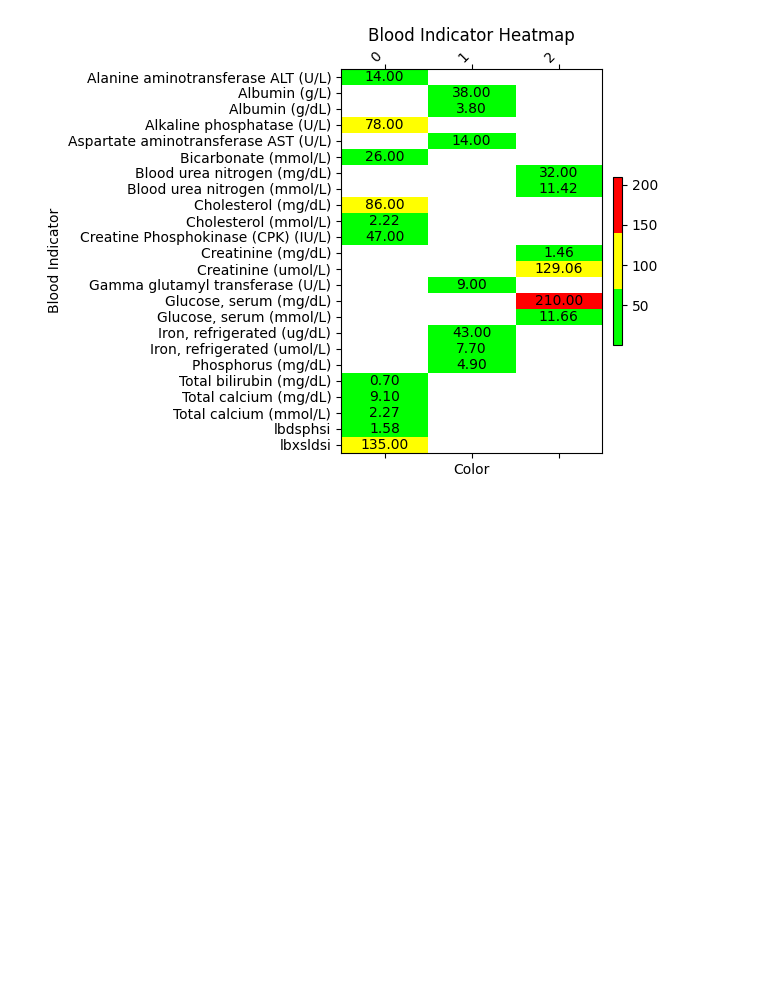
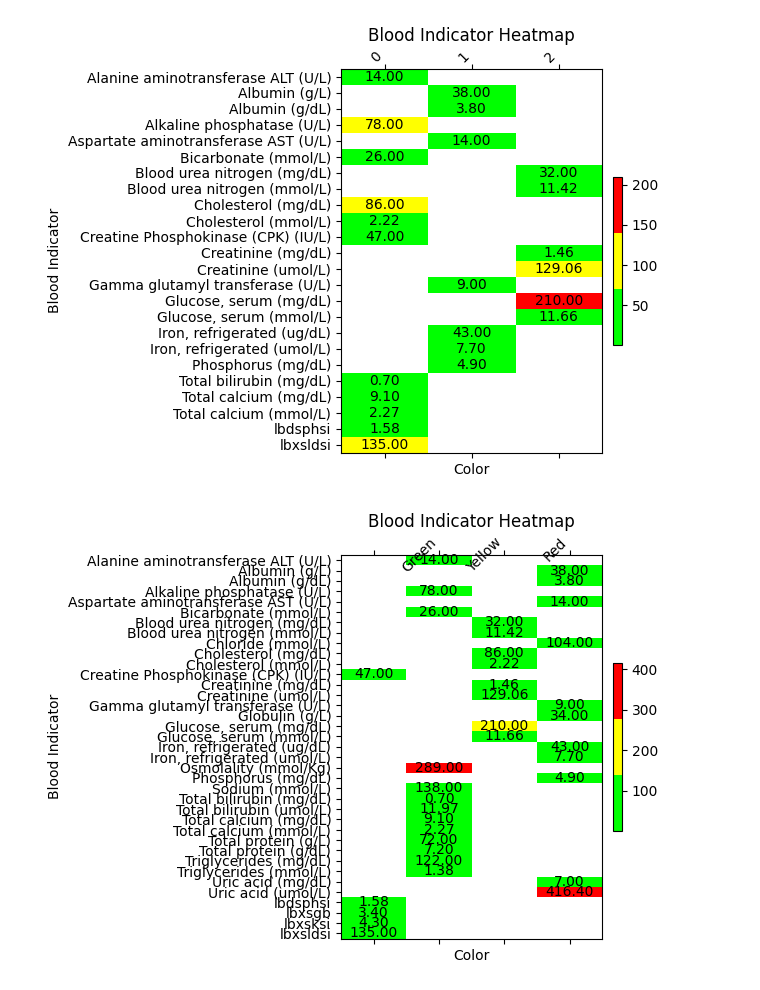
Before and after one commit to rodrigobivarazevedo/DATAVIZ, a Jupyter notebook: dataviz_venv/jupyter_notebooks/testing_data.ipynb, the cells around one changed output. Drawn from its saved outputs; the diff is of its cells as text; code cells hidden in the pictures; blank space fills up the shorter version.

```diff
--- a/dataviz_venv/jupyter_notebooks/testing_data.ipynb
+++ b/dataviz_venv/jupyter_notebooks/testing_data.ipynb
@@ -53,7 +53,7 @@ healthy_levels_young_adults = {
     "Blood urea nitrogen (mmol/L)": {"min": 2.9, "max": 8.9},
     "Total calcium (mg/dL)": {"min": 8.6, "max": 10.4},
     "Total calcium (mmol/L)": {"min": 2.1, "max": 2.6},
-    "Creatine Phosphokinase(CPK) (IU/L)": {"min": None, "max": None},
+    "Creatine Phosphokinase (CPK) (IU/L)": {"min": 38, "max": 308},
     "Cholesterol (mg/dL)": {"min": 125, "max": 200},
     "Cholesterol (mmol/L)": {"min": 3.24, "max": 5.18},
     "Bicarbonate (mmol/L)": {"min": 21, "max": 31},
@@ -64,9 +64,9 @@ healthy_levels_young_adults = {
     "Glucose, serum (mmol/L)": {"min": 3.9, "max": 5.6},
     "Iron, refrigerated (ug/dL)": {"min": 35, "max": 169},
     "Iron, refrigerated (umol/L)": {"min": 6.26, "max": 30.29},
-    "Lactate dehydrogenase (U/L)": {"min": 85, "max": 270},
+    "Potassium (mmol/L)": {"min": 3.5, "max": 5.1},
     "Phosphorus (mg/dL)": {"min": 2.5, "max": 4.9},
-    "Phosphorus (mmol/L)": {"min": 0.81, "max": 1.58},
+    "Phosphorus (mmol/L)": {"min": 0.81, "max": 1.58},  # Calculated from mg/dL
     "Total bilirubin (mg/dL)": {"min": 0.2, "max": 1.2},
     "Total bilirubin (umol/L)": {"min": 3.42, "max": 20.51},
     "Total protein (g/dL)": {"min": 6.6, "max": 8.3},
@@ -74,13 +74,13 @@ healthy_levels_young_adults = {
     "Uric acid (mg/dL)": {"min": 2.4, "max": 7.2},
     "Uric acid (umol/L)": {"min": 142, "max": 428},
     "Sodium (mmol/L)": {"min": 135, "max": 146},
-    "Potassium (mmol/L)": {"min": 3.5, "max": 5.0},
+    "Lactate dehydrogenase (U/L)": {"min": 140, "max": 280},
     "Chloride (mmol/L)": {"min": 96, "max": 106},
     "Osmolality (mmol/Kg)": {"min": 275, "max": 295},
     "Globulin (g/dL)": {"min": 2.3, "max": 3.5},
     "Globulin (g/L)": {"min": 23, "max": 35},
     "Triglycerides (mg/dL)": {"min": 30, "max": 150},
-    "Triglycerides (mmol/L)": {"min": 0.34, "max": 1.69}
+    "Triglycerides (mmol/L)": {"min": 0.34, "max": 1.69},
 }
 # %%
 # Get the first row excluding the first two columns
@@ -394,3 +561,89 @@ plt.tight_layout()
 plt.show()
 # %% [output]
 [figure]
+# %%
+import pandas as pd
+import numpy as np
+import matplotlib.pyplot as plt
+from matplotlib.colors import ListedColormap
+
+# Your provided data
+data = {
+    "Albumin (g/dL)": [3.8, "yellow"],
+    "Albumin (g/L)": [38.0, "yellow"],
+    "Alanine aminotransferase ALT (U/L)": [14.0, "green"],
+    "Aspartate aminotransferase AST (U/L)": [14.0, "yellow"],
+    "Alkaline phosphatase (U/L)": [78.0, "green"],
+    "Blood urea nitrogen (mg/dL)": [32.0, "red"],
+    "Blood urea nitrogen (mmol/L)": [11.42, "red"],
+    "Total calcium (mg/dL)": [9.1, "green"],
+    "Total calcium (mmol/L)": [2.275, "green"],
+    "Creatine Phosphokinase (CPK) (IU/L)": [47.0, "Unknown reference range"],
+    "Cholesterol (mg/dL)": [86.0, "red"],
+    "Cholesterol (mmol/L)": [2.224, "red"],
+    "Bicarbonate (mmol/L)": [26.0, "green"],
+    "Creatinine (mg/dL)": [1.46, "red"],
+    "Creatinine (umol/L)": [129.06, "red"],
+    "Gamma glutamyl transferase (U/L)": [9.0, "yellow"],
+    "Glucose, serum (mg/dL)": [210.0, "red"],
+    "Glucose, serum (mmol/L)": [11.66, "red"],
+    "Iron, refrigerated (ug/dL)": [43.0, "yellow"],
+    "Iron, refrigerated (umol/L)": [7.7, "yellow"],
+    "lbxsldsi": [135.0, "Unknown reference range"],
+    "Phosphorus (mg/dL)": [4.9, "yellow"],
+    "lbdsphsi": [1.582, "Unknown reference range"],
+    "Total bilirubin (mg/dL)": [0.7, "green"],
+    "Total bilirubin (umol/L)": [11.97, "green"],
+    "Total protein (g/dL)": [7.2, "green"],
+    "Total protein (g/L)": [72.0, "green"],
+    "Uric acid (mg/dL)": [7.0, "yellow"],
+    "Uric acid (umol/L)": [416.4, "yellow"],
+    "Sodium (mmol/L)": [138.0, "green"],
+    "lbxsksi": [4.3, "Unknown reference range"],
+    "Chloride (mmol/L)": [104.0, "yellow"],
+    "Osmolality (mmol/Kg)": [289.0, "green"],
+    "lbxsgb": [3.4, "Unknown reference range"],
+    "Globulin (g/L)": [34.0, "yellow"],
+    "Triglycerides (mg/dL)": [122.0, "green"],
+    "Triglycerides (mmol/L)": [1.377, "green"],
+}
+
+# Create a DataFrame
+df = pd.DataFrame(data.values(), index=data.keys(), columns=['Level', 'Color'])
+
+# Define a custom colormap with three colors: green, yellow, and red
+colors = ['#00FF00', '#FFFF00', '#FF0000']
+cmap = ListedColormap(colors)
+
+# Reshape the data for the heatmap using pivot_table
+heatmap_data = df.pivot_table(index=df.index, columns="Color", values="Level", aggfunc='first', fill_value=np.nan)
+
+# Create the heatmap using Matplotlib
+fig, ax = plt.subplots()
+cax = ax.matshow(heatmap_data, cmap=cmap, aspect='auto')
+plt.colorbar(cax, fraction=0.03, pad=0.04)
+
+# Set x-axis ticks and labels
+ax.set_xticks(np.arange(len(heatmap_data.columns)))
+ax.set_xticklabels(['', 'Green', 'Yellow', 'Red'])  # Add an empty label as the first one
+
+# Set y-axis ticks and labels
+ax.set_yticks(np.arange(len(heatmap_data.index)))
+ax.set_yticklabels(heatmap_data.index)
+
+plt.setp(ax.get_xticklabels(), rotation=45, ha="right", rotation_mode="anchor")
+plt.xlabel("Color")
+plt.ylabel("Blood Indicator")
+plt.title("Blood Indicator Heatmap")
+
+# Show values in the heatmap
+for i in range(len(heatmap_data.index)):
+    for j in range(len(heatmap_data.columns)):
+        value = heatmap_data.iloc[i, j]
+        if not np.isnan(value):
+            ax.text(j, i, f'{value:.2f}', ha="center", va="center", color='black')
+
+plt.tight_layout()
+plt.show()
+# %% [output]
+[figure, added]
```
Also changed, not shown: parts of 3 cells of this notebook, 7 other files.
